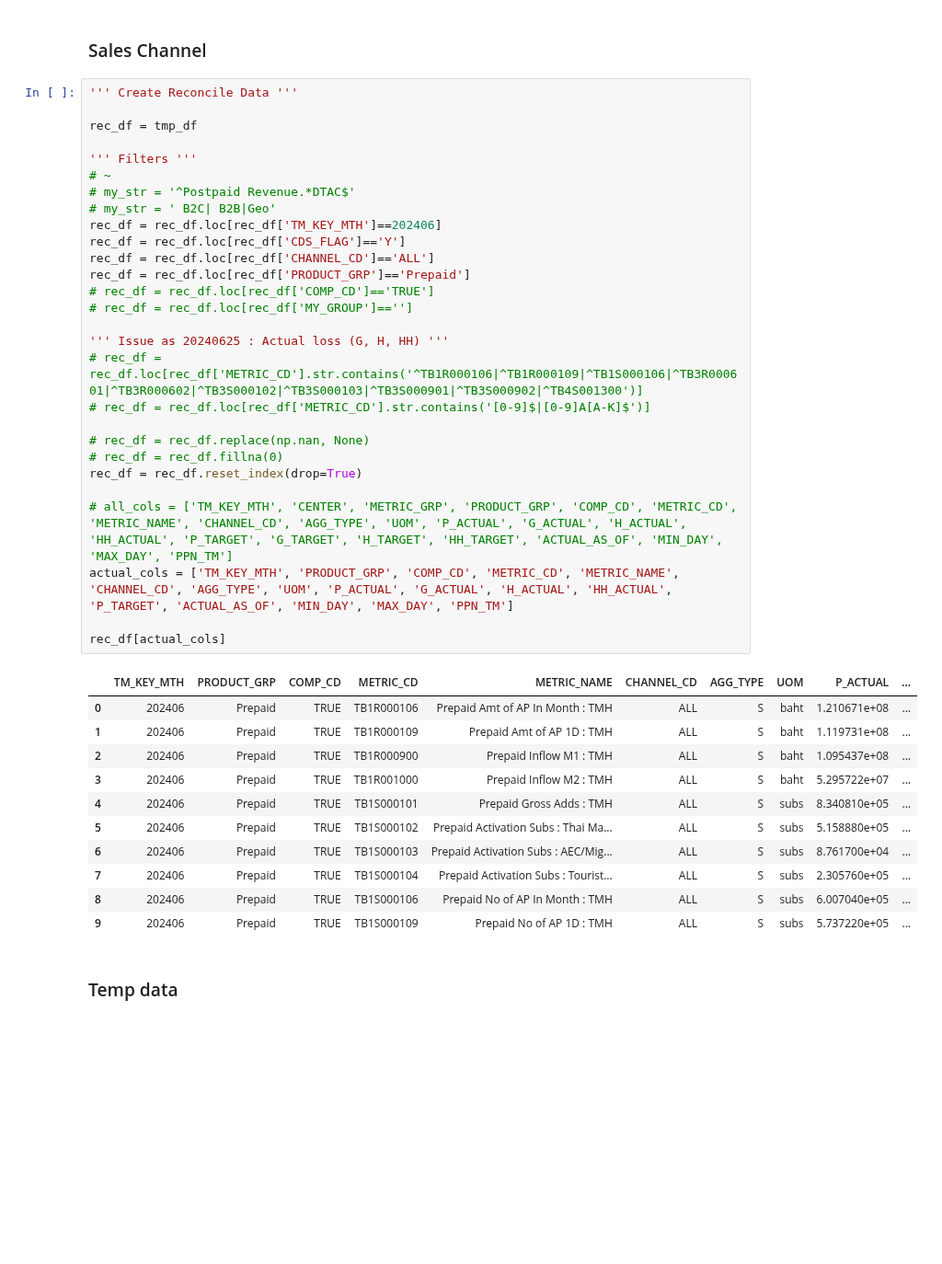
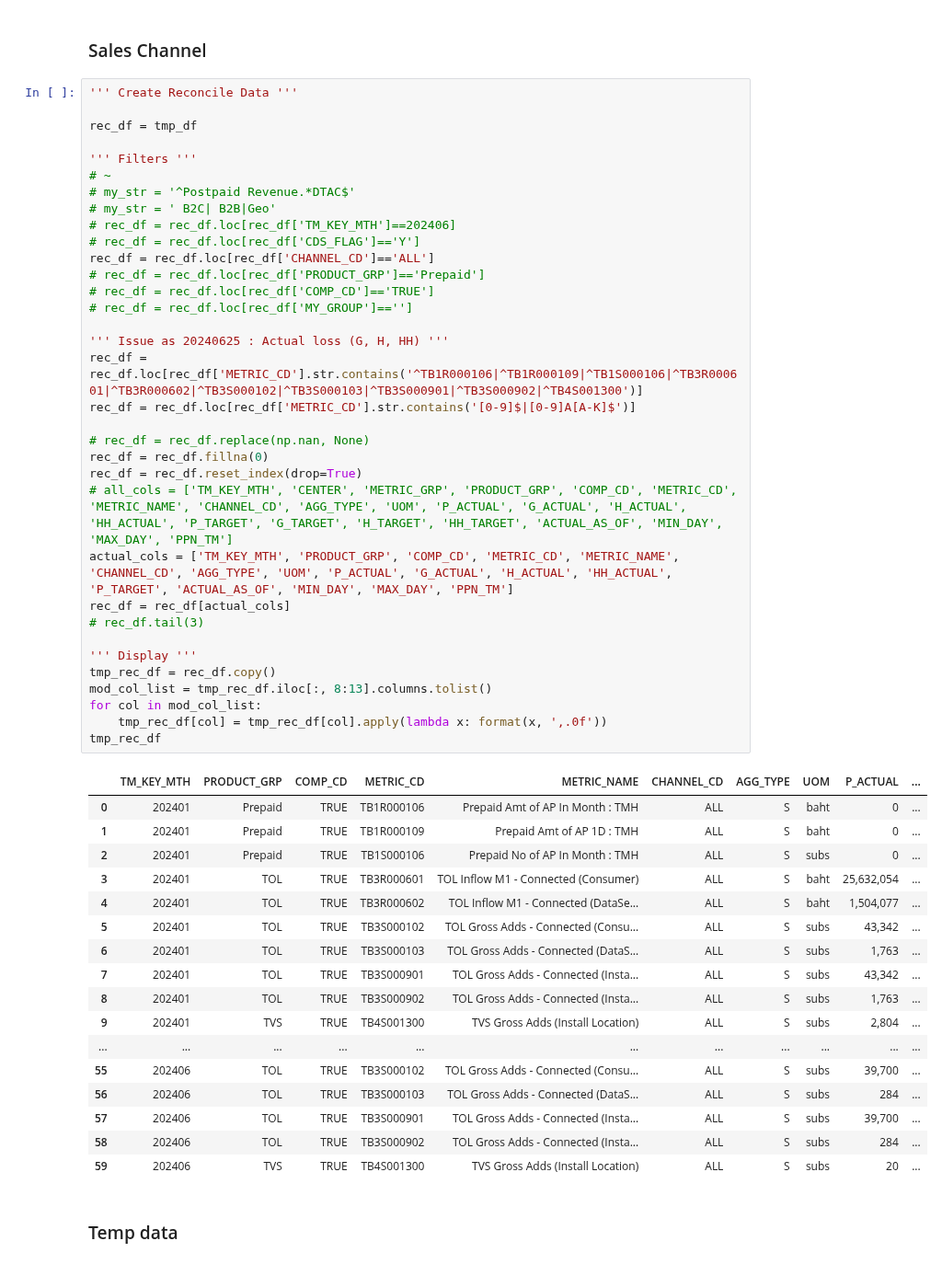
Before and after one commit to ruzlim/Jupyter, a Jupyter notebook: ETL/Monitoring/VINSIGHT-Data Monitoring.ipynb, the cells around one changed output. Shown at 92% size. Cells and saved outputs as stored; diff of their text form; blank space fills up the shorter version.

```diff
--- a/ETL/Monitoring/VINSIGHT-Data Monitoring.ipynb
+++ b/ETL/Monitoring/VINSIGHT-Data Monitoring.ipynb
@@ -220,43 +220,55 @@ tmp_df.tail(3)
 # %%
 ''' Create Reconcile Data '''
 
 rec_df = tmp_df
 
 ''' Filters '''
 # ~
 # my_str = '^Postpaid Revenue.*DTAC$'
 # my_str = ' B2C| B2B|Geo'
-rec_df = rec_df.loc[rec_df['TM_KEY_MTH']==202406]
-rec_df = rec_df.loc[rec_df['CDS_FLAG']=='Y']
+# rec_df = rec_df.loc[rec_df['TM_KEY_MTH']==202406]
+# rec_df = rec_df.loc[rec_df['CDS_FLAG']=='Y']
 rec_df = rec_df.loc[rec_df['CHANNEL_CD']=='ALL']
-rec_df = rec_df.loc[rec_df['PRODUCT_GRP']=='Prepaid']
+# rec_df = rec_df.loc[rec_df['PRODUCT_GRP']=='Prepaid']
 # rec_df = rec_df.loc[rec_df['COMP_CD']=='TRUE']
 # rec_df = rec_df.loc[rec_df['MY_GROUP']=='']
 
 ''' Issue as 20240625 : Actual loss (G, H, HH) '''
-# rec_df = rec_df.loc[rec_df['METRIC_CD'].str.contains('^TB1R000106|^TB1R000109|^TB1S000106|^TB3R000601|^TB3R000602|^TB3S000102|^TB3S000103|^TB3S000901|^TB3S000902|^TB4S001300')]
-# rec_df = rec_df.loc[rec_df['METRIC_CD'].str.contains('[0-9]$|[0-9]A[A-K]$')]
+rec_df = rec_df.loc[rec_df['METRIC_CD'].str.contains('^TB1R000106|^TB1R000109|^TB1S000106|^TB3R000601|^TB3R000602|^TB3S000102|^TB3S000103|^TB3S000901|^TB3S000902|^TB4S001300')]
+rec_df = rec_df.loc[rec_df['METRIC_CD'].str.contains('[0-9]$|[0-9]A[A-K]$')]
 
 # rec_df = rec_df.replace(np.nan, None)
-# rec_df = rec_df.fillna(0)
+rec_df = rec_df.fillna(0)
 rec_df = rec_df.reset_index(drop=True)
-
 # all_cols = ['TM_KEY_MTH', 'CENTER', 'METRIC_GRP', 'PRODUCT_GRP', 'COMP_CD', 'METRIC_CD', 'METRIC_NAME', 'CHANNEL_CD', 'AGG_TYPE', 'UOM', 'P_ACTUAL', 'G_ACTUAL', 'H_ACTUAL', 'HH_ACTUAL', 'P_TARGET', 'G_TARGET', 'H_TARGET', 'HH_TARGET', 'ACTUAL_AS_OF', 'MIN_DAY', 'MAX_DAY', 'PPN_TM']
 actual_cols = ['TM_KEY_MTH', 'PRODUCT_GRP', 'COMP_CD', 'METRIC_CD', 'METRIC_NAME', 'CHANNEL_CD', 'AGG_TYPE', 'UOM', 'P_ACTUAL', 'G_ACTUAL', 'H_ACTUAL', 'HH_ACTUAL', 'P_TARGET', 'ACTUAL_AS_OF', 'MIN_DAY', 'MAX_DAY', 'PPN_TM']
+rec_df = rec_df[actual_cols]
+# rec_df.tail(3)
 
-rec_df[actual_cols]
+''' Display '''
+tmp_rec_df = rec_df.copy()
+mod_col_list = tmp_rec_df.iloc[:, 8:13].columns.tolist()
+for col in mod_col_list:
+    tmp_rec_df[col] = tmp_rec_df[col].apply(lambda x: format(x, ',.0f'))
+tmp_rec_df
 # %% [output]
 |  | TM_KEY_MTH | PRODUCT_GRP | COMP_CD | METRIC_CD | METRIC_NAME | CHANNEL_CD | AGG_TYPE | UOM | P_ACTUAL | ... |
-| 0 | 202406 | Prepaid | TRUE | TB1R000106 | Prepaid Amt of AP In Month : TMH | ALL | S | baht | 1.210671e+08 | ... |
-| 1 | 202406 | Prepaid | TRUE | TB1R000109 | Prepaid Amt of AP 1D : TMH | ALL | S | baht | 1.119731e+08 | ... |
-| 2 | 202406 | Prepaid | TRUE | TB1R000900 | Prepaid Inflow M1 : TMH | ALL | S | baht | 1.095437e+08 | ... |
-| 3 | 202406 | Prepaid | TRUE | TB1R001000 | Prepaid Inflow M2 : TMH | ALL | S | baht | 5.295722e+07 | ... |
-| 4 | 202406 | Prepaid | TRUE | TB1S000101 | Prepaid Gross Adds : TMH | ALL | S | subs | 8.340810e+05 | ... |
-| 5 | 202406 | Prepaid | TRUE | TB1S000102 | Prepaid Activation Subs : Thai Ma... | ALL | S | subs | 5.158880e+05 | ... |
-| 6 | 202406 | Prepaid | TRUE | TB1S000103 | Prepaid Activation Subs : AEC/Mig... | ALL | S | subs | 8.761700e+04 | ... |
-| 7 | 202406 | Prepaid | TRUE | TB1S000104 | Prepaid Activation Subs : Tourist... | ALL | S | subs | 2.305760e+05 | ... |
-| 8 | 202406 | Prepaid | TRUE | TB1S000106 | Prepaid No of AP In Month : TMH | ALL | S | subs | 6.007040e+05 | ... |
-| 9 | 202406 | Prepaid | TRUE | TB1S000109 | Prepaid No of AP 1D : TMH | ALL | S | subs | 5.737220e+05 | ... |
+| 0 | 202401 | Prepaid | TRUE | TB1R000106 | Prepaid Amt of AP In Month : TMH | ALL | S | baht | 0 | ... |
+| 1 | 202401 | Prepaid | TRUE | TB1R000109 | Prepaid Amt of AP 1D : TMH | ALL | S | baht | 0 | ... |
+| 2 | 202401 | Prepaid | TRUE | TB1S000106 | Prepaid No of AP In Month : TMH | ALL | S | subs | 0 | ... |
+| 3 | 202401 | TOL | TRUE | TB3R000601 | TOL Inflow M1 - Connected (Consumer) | ALL | S | baht | 25,632,054 | ... |
+| 4 | 202401 | TOL | TRUE | TB3R000602 | TOL Inflow M1 - Connected (DataSe... | ALL | S | baht | 1,504,077 | ... |
+| 5 | 202401 | TOL | TRUE | TB3S000102 | TOL Gross Adds - Connected (Consu... | ALL | S | subs | 43,342 | ... |
+| 6 | 202401 | TOL | TRUE | TB3S000103 | TOL Gross Adds - Connected (DataS... | ALL | S | subs | 1,763 | ... |
+| 7 | 202401 | TOL | TRUE | TB3S000901 | TOL Gross Adds - Connected (Insta... | ALL | S | subs | 43,342 | ... |
+| 8 | 202401 | TOL | TRUE | TB3S000902 | TOL Gross Adds - Connected (Insta... | ALL | S | subs | 1,763 | ... |
+| 9 | 202401 | TVS | TRUE | TB4S001300 | TVS Gross Adds (Install Location) | ALL | S | subs | 2,804 | ... |
+| ... | ... | ... | ... | ... | ... | ... | ... | ... | ... | ... |
+| 55 | 202406 | TOL | TRUE | TB3S000102 | TOL Gross Adds - Connected (Consu... | ALL | S | subs | 39,700 | ... |
+| 56 | 202406 | TOL | TRUE | TB3S000103 | TOL Gross Adds - Connected (DataS... | ALL | S | subs | 284 | ... |
+| 57 | 202406 | TOL | TRUE | TB3S000901 | TOL Gross Adds - Connected (Insta... | ALL | S | subs | 39,700 | ... |
+| 58 | 202406 | TOL | TRUE | TB3S000902 | TOL Gross Adds - Connected (Insta... | ALL | S | subs | 284 | ... |
+| 59 | 202406 | TVS | TRUE | TB4S001300 | TVS Gross Adds (Install Location) | ALL | S | subs | 20 | ... |
 # %% [markdown]
 ### Temp data
 # %%
```
Also changed, not shown: 1 other file.
